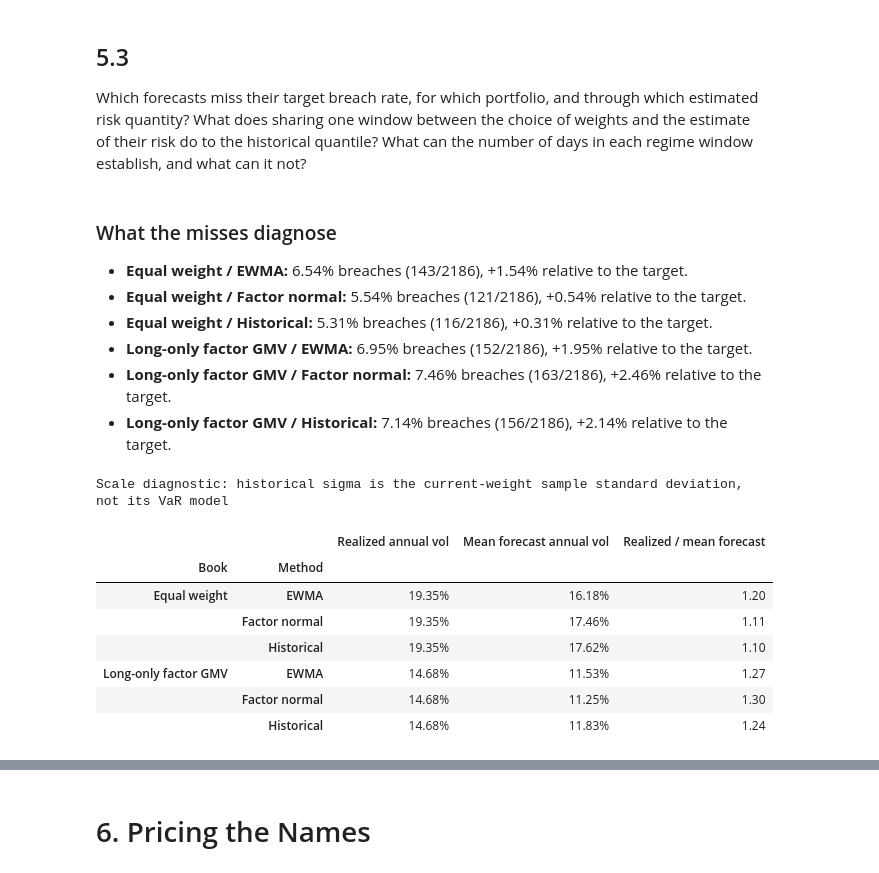
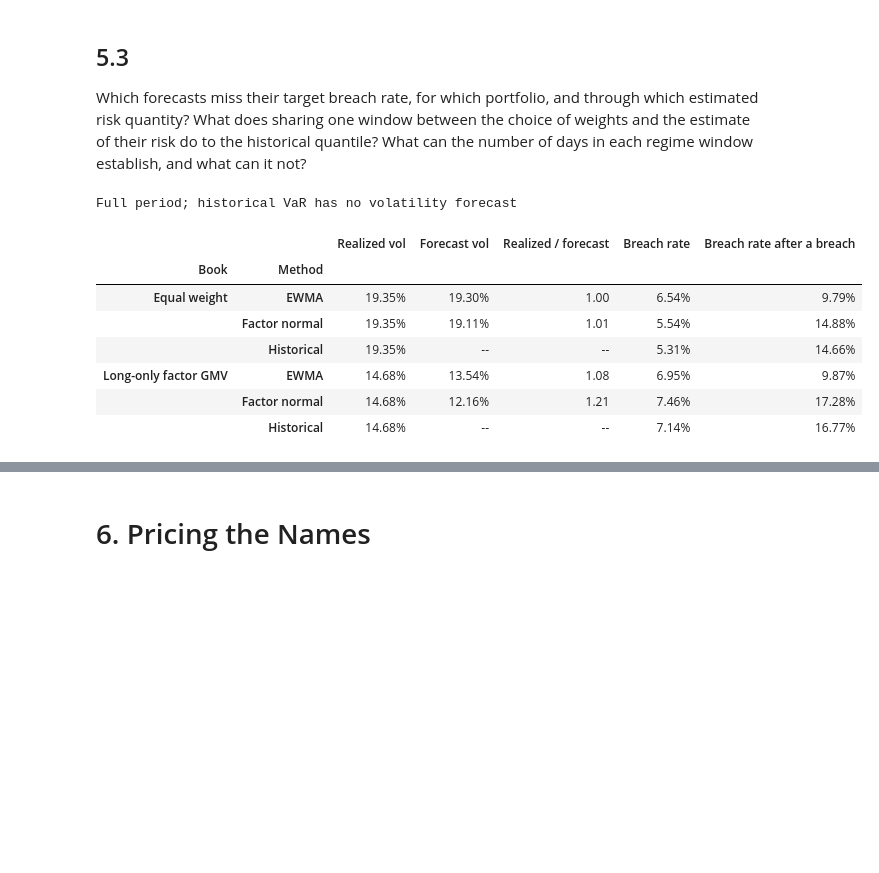
Before and after one commit to psonhoang/finm36700-hw-group-3c, a Jupyter notebook: Midterm_Project/Project_notebook.ipynb, the cells around one changed output, grey strips where cells are left out. Cells and saved outputs as stored; diff of their text form; code cells hidden in the pictures; blank space fills up the shorter version.

```diff
--- a/Midterm_Project/Project_notebook.ipynb
+++ b/Midterm_Project/Project_notebook.ipynb
@@ -1017,38 +955,29 @@ Daily positive-loss units; -- means no breach days, not zero tail risk
 
 Which forecasts miss their target breach rate, for which portfolio, and through which estimated risk quantity? What does sharing one window between the choice of weights and the estimate of their risk do to the historical quantile? What can the number of days in each regime window establish, and what can it not?
 # %%
-# Report both the frequency miss and the volatility scale behind each estimated cutoff.
-risk_diagnosis = []
-for _, row in hit_summary[hit_summary.Regime == 'Full period'].iterrows():
-    risk_diagnosis.append(f'- **{row["Book"]} / {row["Method"]}:** {row["Breach rate"]:.2%} breaches '
-                          f'({row["Hits"]}/{row["Days"]}), {row["Breach rate"]-ALPHA:+.2%} relative to the target.')
-display(Markdown('### What the misses diagnose\n\n' + '\n'.join(risk_diagnosis)))
-daily_scale_rows = []
-for (label, method), group in daily_risk.groupby(['Book', 'Method']):
-    daily_scale_rows.append({'Book': label, 'Method': method,
-                             'Realized annual vol': group.Return.std(ddof=1)*np.sqrt(252),
-                             'Mean forecast annual vol': group.Sigma.mean()*np.sqrt(252)})
-daily_scales = pd.DataFrame(daily_scale_rows).set_index(['Book', 'Method'])
-daily_scales['Realized / mean forecast'] = daily_scales['Realized annual vol'] / daily_scales['Mean forecast annual vol']
-show_table(daily_scales, {'Realized annual vol': '{:.2%}', 'Mean forecast annual vol': '{:.2%}',
-                         'Realized / mean forecast': '{:.2f}'},
-           'Scale diagnostic: historical sigma is the current-weight sample standard deviation, not its VaR model')
+# Compare realized volatility with forecast volatility, and check whether breaches cluster.
+def daily_diagnostics(risk):
+    rows = []
+    for (label, method), group in risk.groupby(['Book', 'Method']):
+        hit = group.Hit.to_numpy()
+        realized = group.Return.std(ddof=1)*np.sqrt(252)
+        forecast = np.sqrt((group.Sigma**2).mean()*252)  # Root-mean-square: averaging sigma understates variance.
+        rows.append({'Book': label, 'Method': method, 'Realized vol': realized, 'Forecast vol': forecast,
+                     'Realized / forecast': realized/forecast, 'Breach rate': hit.mean(),
+                     'Breach rate after a breach': hit[1:][hit[:-1]].mean()})
+    return pd.DataFrame(rows).set_index(['Book', 'Method'])
+
+diagnostic_formats = {'Realized vol': '{:.2%}', 'Forecast vol': '{:.2%}', 'Realized / forecast': '{:.2f}',
+                      'Breach rate': '{:.2%}', 'Breach rate after a breach': '{:.2%}'}
+show_table(daily_diagnostics(daily_risk), diagnostic_formats, 'Full period; historical VaR has no volatility forecast')
 # %% [output]
-### What the misses diagnose
-
-- **Equal weight / EWMA:** 6.54% breaches (143/2186), +1.54% relative to the target.
-- **Equal weight / Factor normal:** 5.54% breaches (121/2186), +0.54% relative to the target.
-- **Equal weight / Historical:** 5.31% breaches (116/2186), +0.31% relative to the target.
-- **Long-only factor GMV / EWMA:** 6.95% breaches (152/2186), +1.95% relative to the target.
-- **Long-only factor GMV / Factor normal:** 7.46% breaches (163/2186), +2.46% relative to the target.
-- **Long-only factor GMV / Historical:** 7.14% breaches (156/2186), +2.14% relative to the target.
-Scale diagnostic: historical sigma is the current-weight sample standard deviation, not its VaR model
+Full period; historical VaR has no volatility forecast
-|  |  | Realized annual vol | Mean forecast annual vol | Realized / mean forecast |
-| Book | Method |  |  |  |
-| Equal weight | EWMA | 19.35% | 16.18% | 1.20 |
-|  | Factor normal | 19.35% | 17.46% | 1.11 |
-|  | Historical | 19.35% | 17.62% | 1.10 |
-| Long-only factor GMV | EWMA | 14.68% | 11.53% | 1.27 |
-|  | Factor normal | 14.68% | 11.25% | 1.30 |
-|  | Historical | 14.68% | 11.83% | 1.24 |
+|  |  | Realized vol | Forecast vol | Realized / forecast | Breach rate | Breach rate after a breach |
+| Book | Method |  |  |  |  |  |
+| Equal weight | EWMA | 19.35% | 19.30% | 1.00 | 6.54% | 9.79% |
+|  | Factor normal | 19.35% | 19.11% | 1.01 | 5.54% | 14.88% |
+|  | Historical | 19.35% | -- | -- | 5.31% | 14.66% |
+| Long-only factor GMV | EWMA | 14.68% | 13.54% | 1.08 | 6.95% | 9.87% |
+|  | Factor normal | 14.68% | 12.16% | 1.21 | 7.46% | 17.28% |
+|  | Historical | 14.68% | -- | -- | 7.14% | 16.77% |
 # %% [markdown]
```
Also changed, not shown: parts of 10 cells of this notebook.
